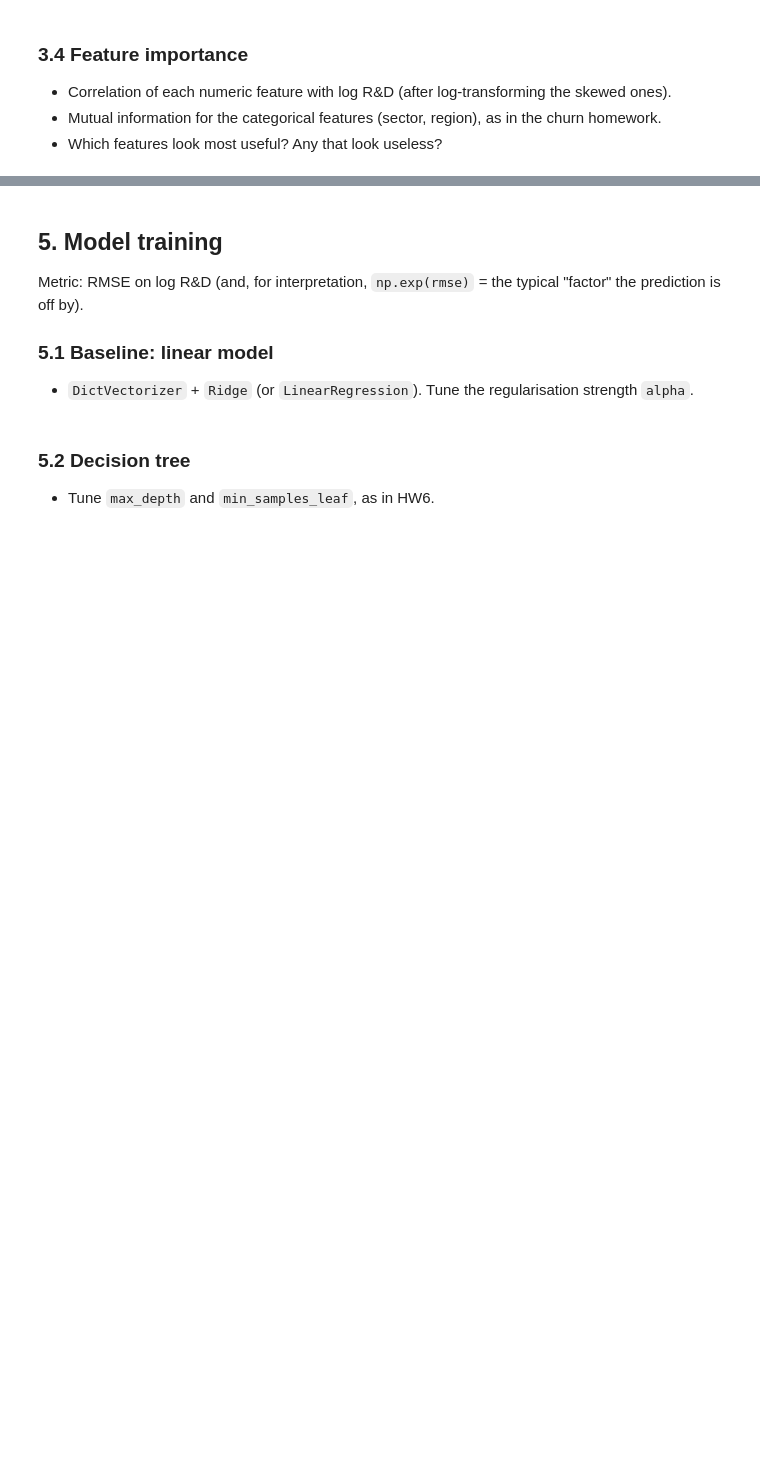
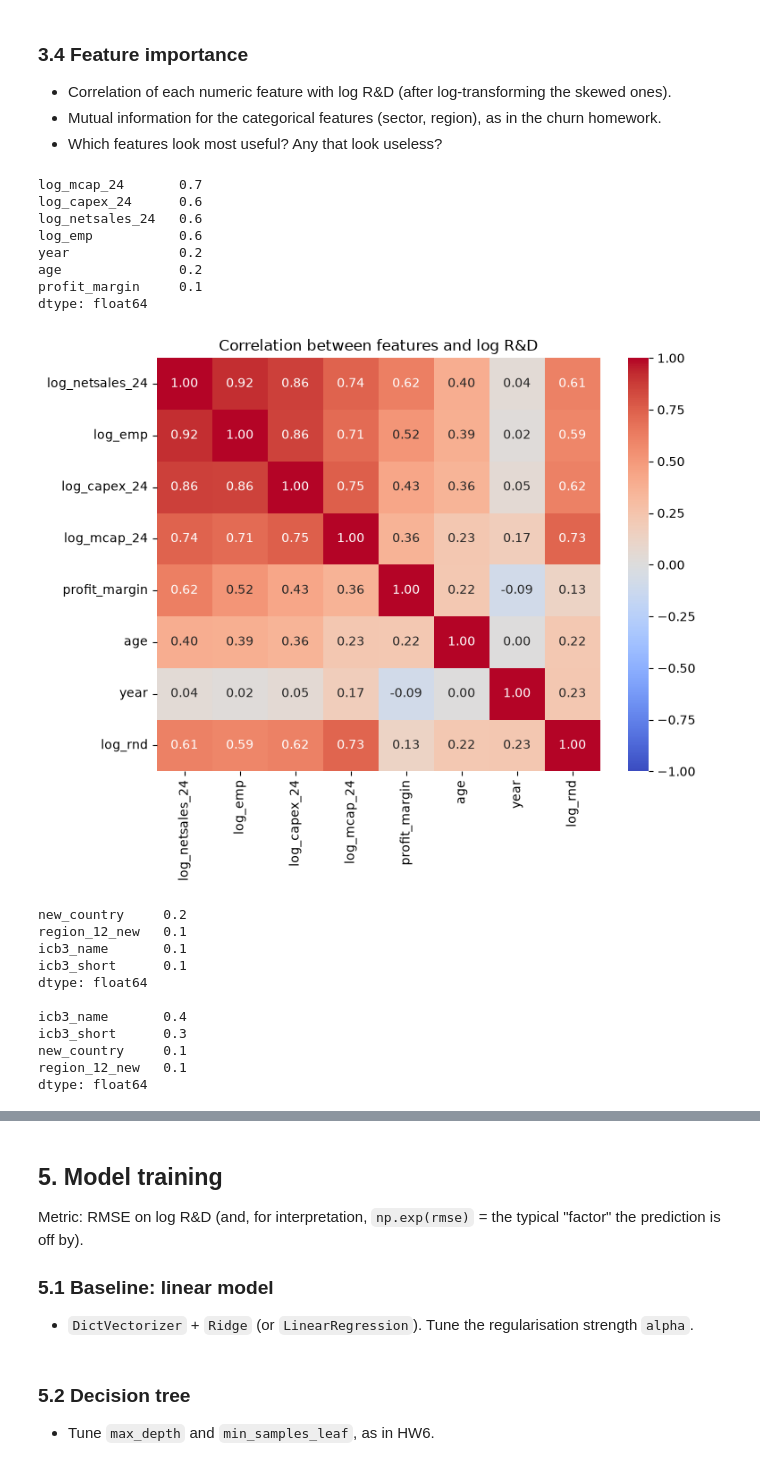
Before and after one commit to song2siren/ml-zoomcamp-rd-spend-benchmark, a Jupyter notebook: notebook.ipynb, the cells around one changed output, grey strips where cells are left out. Drawn from its saved outputs; the diff is of its cells as text; code cells hidden in the pictures; blank space fills up the shorter version.

```diff
--- a/notebook.ipynb
+++ b/notebook.ipynb
@@ -236,3 +291,58 @@ The 6,295 companies appear in 12 years on average (up to 22). Because each compa
 - Correlation of each numeric feature with log R&D (after log-transforming the skewed ones).
 - Mutual information for the categorical features (sector, region), as in the churn homework.
 - Which features look most useful? Any that look useless?
+# %%
+from sklearn.feature_selection import mutual_info_regression
+
+# Build the features as the model will see them
+fi = df_clean.copy()
+fi['log_rnd'] = np.log1p(fi['rnd_24'])
+for col in ['netsales_24', 'emp', 'capex_24', 'mcap_24']:
+    fi['log_' + col] = np.log1p(fi[col])
+fi['profit_margin'] = (fi['profit_24'] / fi['netsales_24']).clip(-1, 1)
+fi['age'] = fi['year'] - fi['year_inc_new']
+
+# 1. Correlation of each number feature with log R&D
+num_features = ['log_netsales_24', 'log_emp', 'log_capex_24', 'log_mcap_24',
+                'profit_margin', 'age', 'year']
+print(fi[num_features].corrwith(fi['log_rnd']).sort_values(ascending=False), '\n')
+
+# Correlation heatmap: how the features relate to R&D and to each other
+plt.figure(figsize=(8, 6))
+sns.heatmap(fi[num_features + ['log_rnd']].corr(), annot=True, fmt='.2f',
+            cmap='coolwarm', vmin=-1, vmax=1)
+plt.title('Correlation between features and log R&D')
+plt.show()
+
+# 2. Mutual information of each category feature with log R&D
+cat_features = ['icb3_short', 'icb3_name', 'region_12_new', 'new_country']
+X_cat = fi[cat_features].apply(lambda s: s.astype('category').cat.codes)
+mi = mutual_info_regression(X_cat, fi['log_rnd'], discrete_features=True, random_state=1)
+print(pd.Series(mi, index=cat_features).sort_values(ascending=False), '\n')
+
+# 3. The same, but with R&D intensity (R&D relative to sales) as the target
+has_sales = fi['netsales_24'] > 0
+log_intensity = np.log1p(fi.loc[has_sales, 'rnd_24'] / fi.loc[has_sales, 'netsales_24'])
+mi2 = mutual_info_regression(X_cat[has_sales], log_intensity, discrete_features=True, random_state=1)
+print(pd.Series(mi2, index=cat_features).sort_values(ascending=False))
+# %% [output]
+log_mcap_24       0.7
+log_capex_24      0.6
+log_netsales_24   0.6
+log_emp           0.6
+year              0.2
+age               0.2
+profit_margin     0.1
+dtype: float64
+[figure, added]
+new_country     0.2
+region_12_new   0.1
+icb3_name       0.1
+icb3_short      0.1
+dtype: float64
+
+icb3_name       0.4
+icb3_short      0.3
+new_country     0.1
+region_12_new   0.1
+dtype: float64
```
Also changed, not shown: parts of 9 cells of this notebook, 1 other file.
